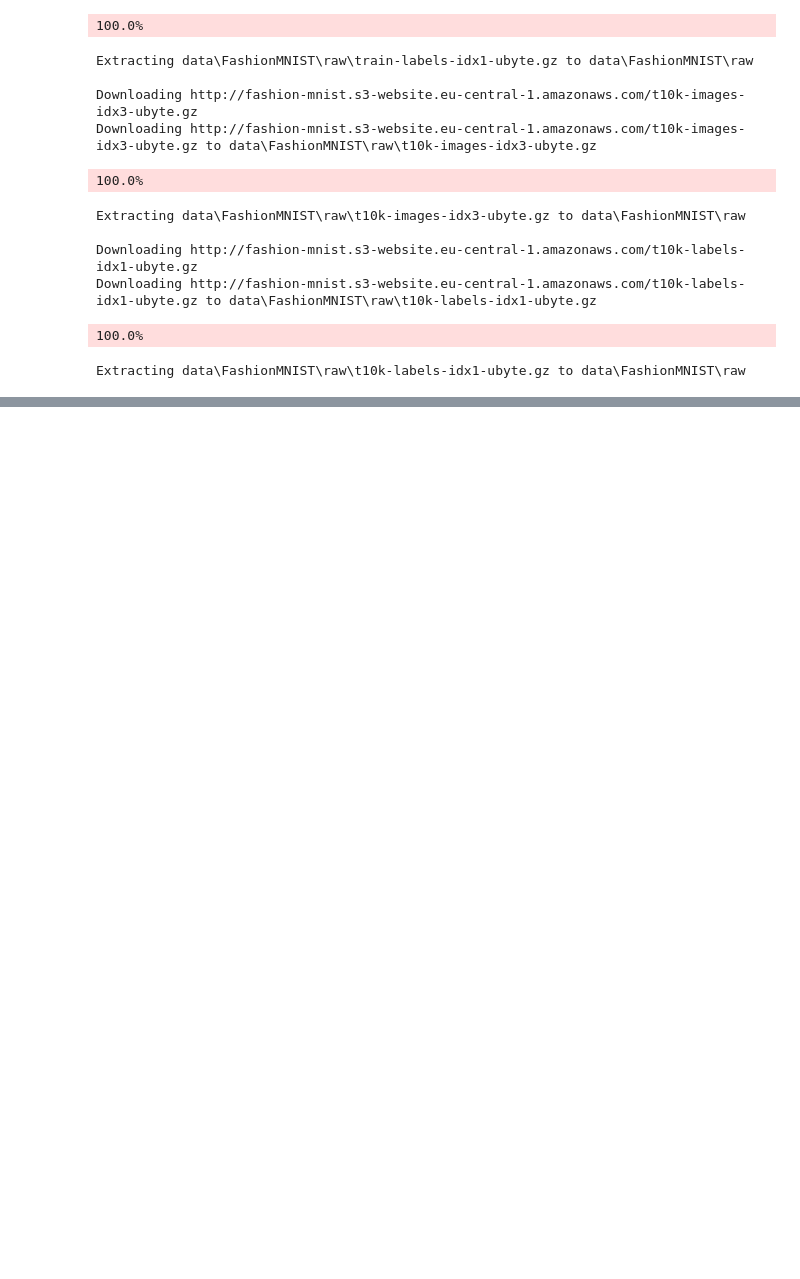
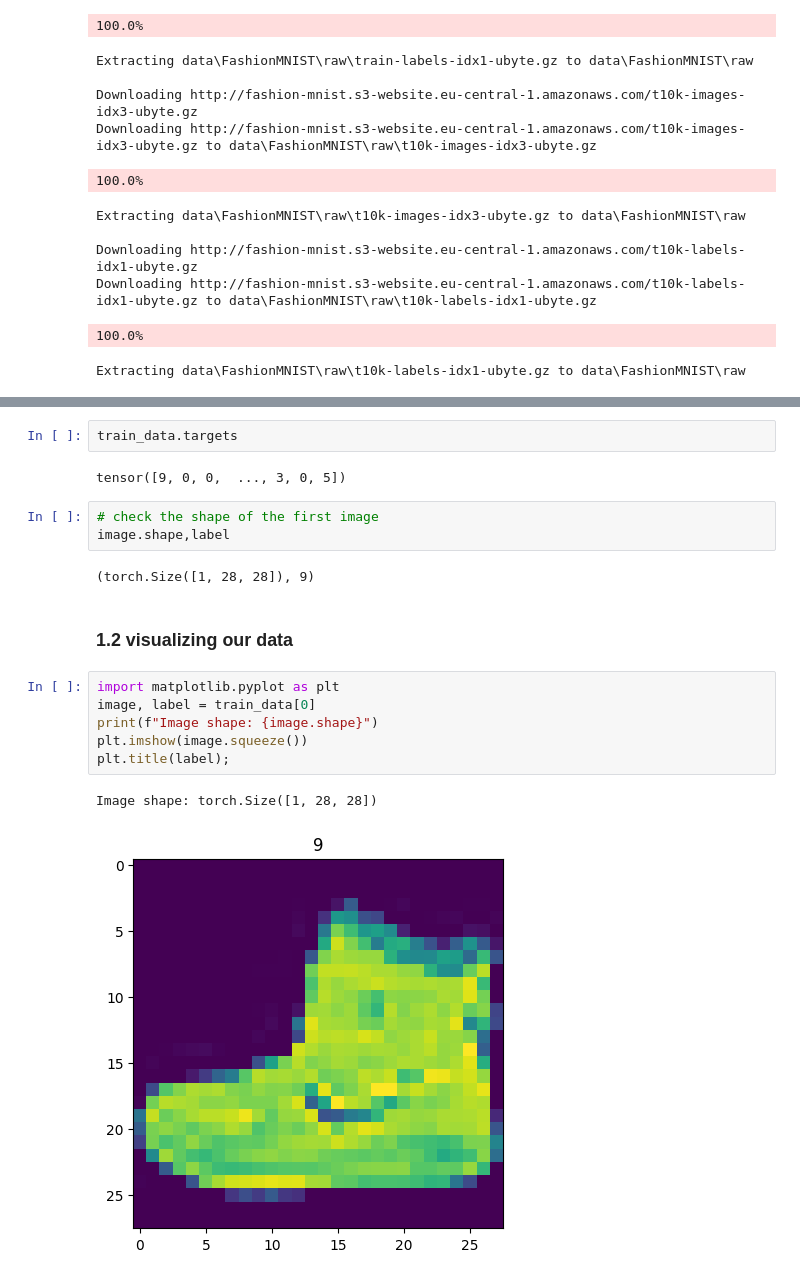
Before and after one commit to end-9214/codespaces-jupyter-Machine-learning-Beginner, a Jupyter notebook: notebooks/03_pytorch_computer_vision.ipynb, the cells around one changed output, grey strips where cells are left out. Drawn from its saved outputs; the diff is of its cells as text; blank space fills up the shorter version.

```diff
--- a/notebooks/03_pytorch_computer_vision.ipynb
+++ b/notebooks/03_pytorch_computer_vision.ipynb
@@ -72,0 +127,20 @@ Extracting data\FashionMNIST\raw\t10k-labels-idx1-ubyte.gz to data\FashionMNIST\
+# %%
+train_data.targets
+# %% [output]
+tensor([9, 0, 0,  ..., 3, 0, 5])
+# %%
+# check the shape of the first image
+image.shape,label
+# %% [output]
+(torch.Size([1, 28, 28]), 9)
+# %% [markdown]
+### 1.2 visualizing our data
+# %%
+import matplotlib.pyplot as plt
+image, label = train_data[0]
+print(f"Image shape: {image.shape}")
+plt.imshow(image.squeeze())
+plt.title(label);
+# %% [output]
+Image shape: torch.Size([1, 28, 28])
+[figure, added]
```
Also changed, not shown: parts of 9 cells of this notebook.
